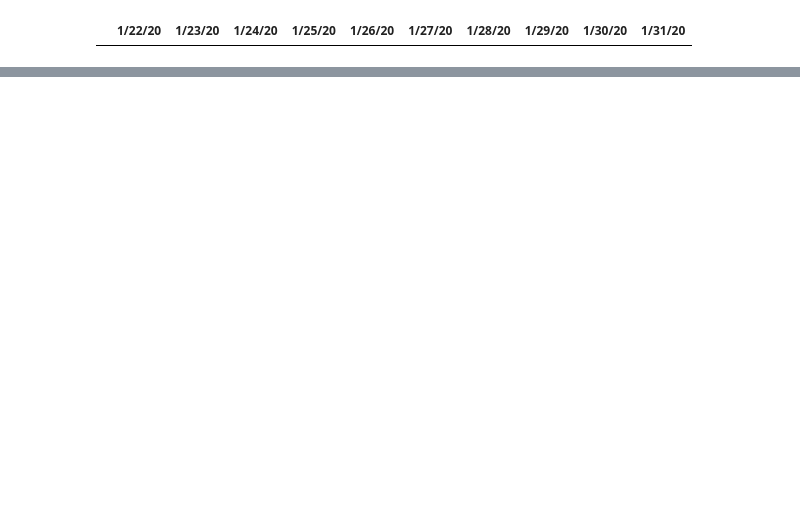
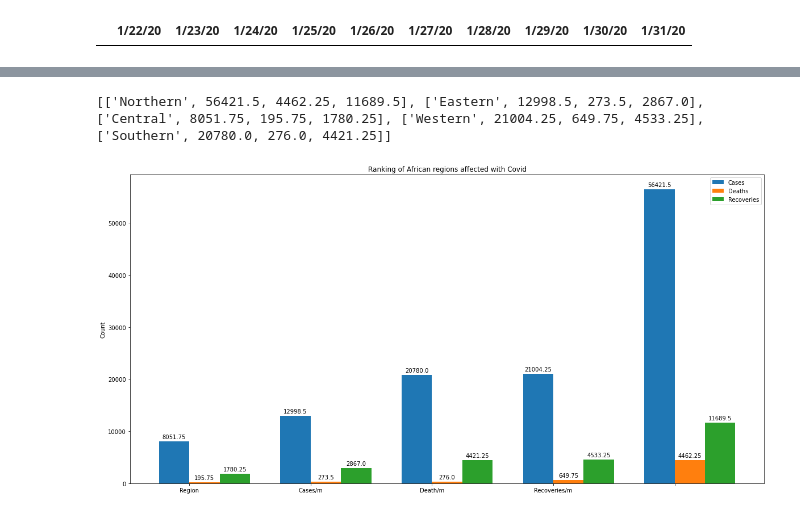
Before and after one commit to pike-msonda/adds_project, a Jupyter notebook: covid.ipynb, the cells around one changed output, grey strips where cells are left out. Saved outputs shown, nothing was run; the diff lists cells and outputs as text; code cells hidden in the pictures; blank space fills up the shorter version.

```diff
--- a/covid.ipynb
+++ b/covid.ipynb
@@ -62,0 +123,38 @@ ax.imshow(map, zorder=0, extent=cordinates, aspect="equal", interpolation='neare
+# %%
+data = [cases, deaths, recoveries]
+regions = ['Northern', 'Eastern', 'Central', 'Western', 'Southern']
+averages = []
+n_months = len(month_end_dates)
+for i in range(len(regions)):
+    region_cases = cases[cases['Country/Region'].isin(getattr(utils, regions[i].lower())())]
+    region_deaths = deaths[deaths['Country/Region'].isin(getattr(utils, regions[i].lower())())]
+    region_recoveries = recoveries[recoveries['Country/Region'].isin(getattr(utils, regions[i].lower())())]
+
+    total_case_averages = region_cases.iloc[:, 3:,].sum().sum() / n_months
+    total_death_averages = region_deaths.iloc[:, 3:,].sum().sum() / n_months
+    total_recovery_averages = region_recoveries.iloc[:, 3:,].sum().sum() / n_months
+    averages.append([regions[i], total_case_averages, total_death_averages, total_recovery_averages])
+# %% [output]
+[['Northern', 56421.5, 4462.25, 11689.5], ['Eastern', 12998.5, 273.5, 2867.0], ['Central', 8051.75, 195.75, 1780.25], ['Western', 21004.25, 649.75, 4533.25], ['Southern', 20780.0, 276.0, 4421.25]]
+# %%
+data = pd.DataFrame(averages, columns=['Region', 'Cases/m', 'Death/m', 'Recoveries/m'])
+rankings = data.sort_values(by=['Cases/m', 'Death/m']).reset_index(drop=True)
+fig, ax = plt.subplots(figsize=(20,10))
+width=0.25
+x = np.arange(len(regions))
+bar1 = ax.bar(x - width /2 , rankings['Cases/m'], width, label="Cases")
+bar2 = ax.bar(x +  width/2, rankings['Death/m'], width, label="Deaths")
+bar3 = ax.bar(x + (width/2 * 3),  rankings['Recoveries/m'], width, label="Recoveries")
+
+ax.set_ylabel('Count')
+ax.set_title('Ranking of African regions affected with Covid')
+ax.set_xticks(x)
+ax.set_xticklabels(labels)
+ax.legend()
+autolabel(bar1)
+autolabel(bar2)
+autolabel(bar3)
+plt.show()
+# data.sort_values(by=['Cases/m', 'Death/m']).reset_index(drop=True).plot.barh(x="Region", figsize=(20, 10), title="Ranking of African regions affected with Covid")
+# %% [output]
+[figure, added]
```
Also changed, not shown: parts of 8 cells of this notebook, 7 other files.
